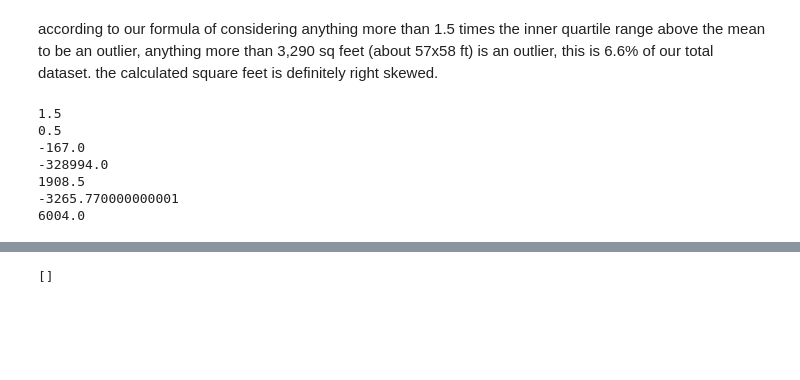
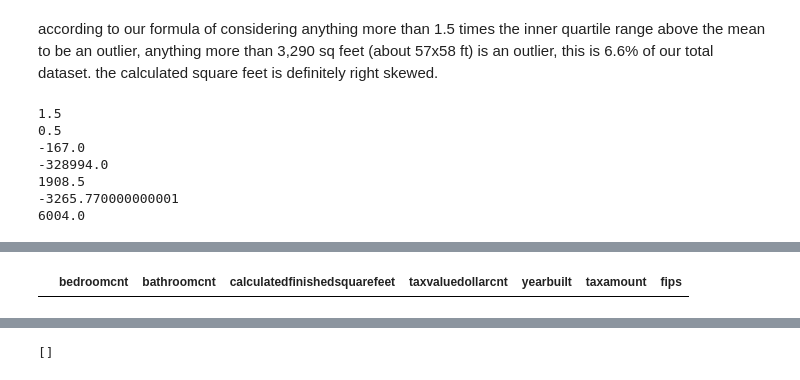
Before and after one commit to Adam-Harris87/regression-exercises, a Jupyter notebook: wrangle_the_way_i_did_it_before_learning_everything_i_did_was_aparently_wrong.ipynb, the cells around one changed output, grey strips where cells are left out. Cells and saved outputs as stored; diff of their text form; code cells hidden in the pictures; blank space fills up the shorter version.

```diff
--- a/wrangle_the_way_i_did_it_before_learning_everything_i_did_was_aparently_wrong.ipynb
+++ b/wrangle_the_way_i_did_it_before_learning_everything_i_did_was_aparently_wrong.ipynb
@@ -262,3 +273,7 @@ outliers_removed
+# %%
+df[df.calculatedfinishedsquarefeet < 100]
+# %% [output]
+|  | bedroomcnt | bathroomcnt | calculatedfinishedsquarefeet | taxvaluedollarcnt | yearbuilt | taxamount | fips |
 # %%
 for col in outliers_removed:
     print(f'distribution of {col}')
```
Also changed, not shown: parts of 14 cells of this notebook, 2 other files.
